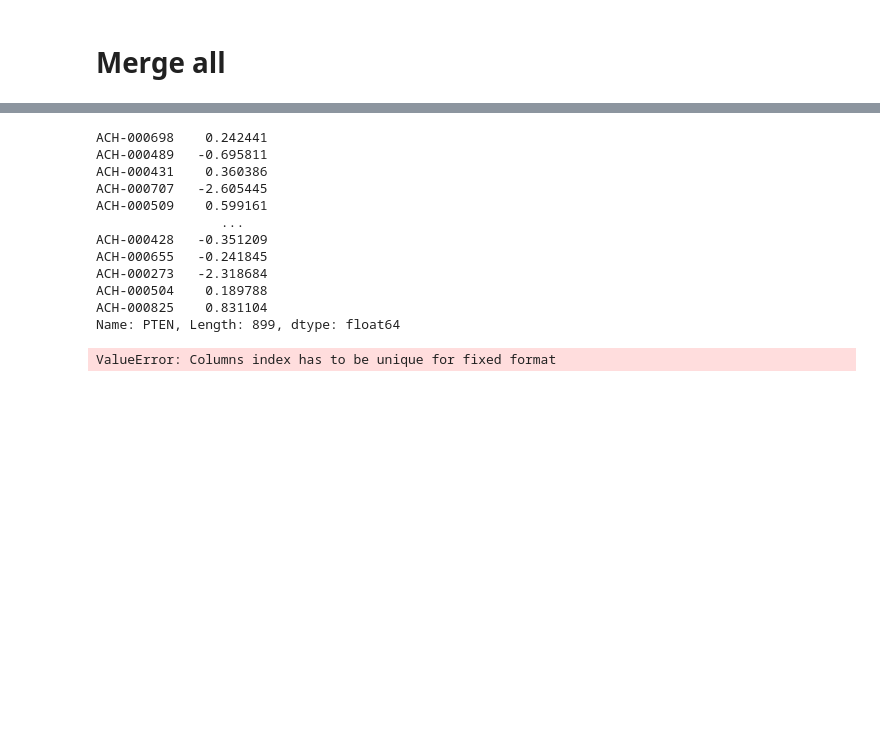
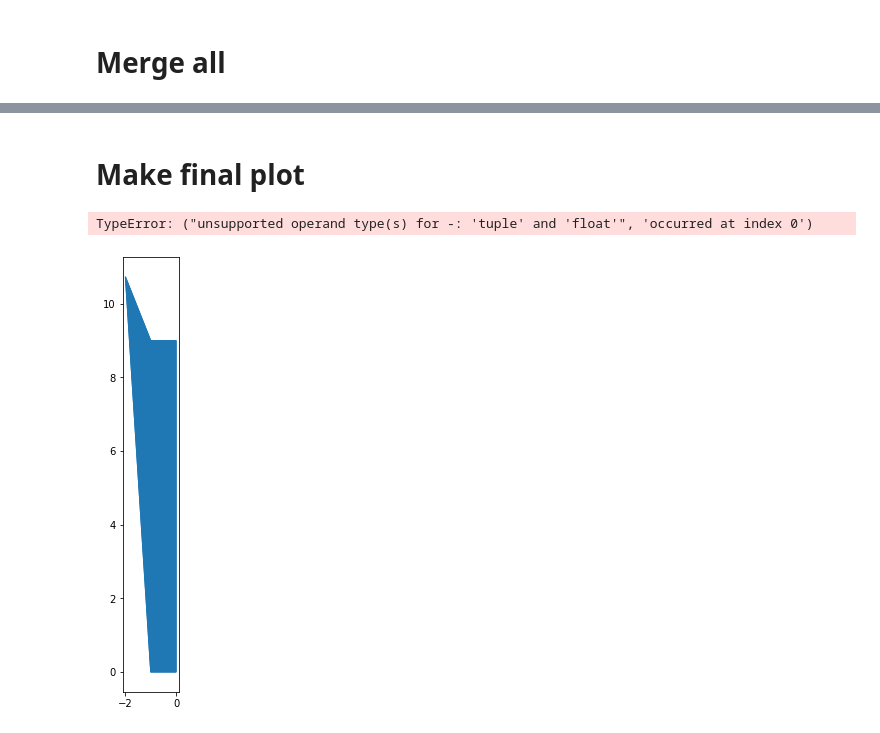
Before and after one commit to kevinhu/ccle-2019-analysis, a Jupyter notebook: notebooks/figure1_overview.ipynb, the cells around one changed output, grey strips where cells are left out. Cells and saved outputs as stored; diff of their text form; code cells hidden in the pictures; blank space fills up the shorter version.

```diff
--- a/notebooks/figure1_overview.ipynb
+++ b/notebooks/figure1_overview.ipynb
@@ -55,7 +55,8 @@ rename_map = {"T-cell lymphoma other":"Other T-cell lymphoma",
               "B-cell all":"B-cell ALL",
               "Cml":"CML",
               "B-cell lymphoma other":"Other B-cell lymphoma",
-              "Leukemia other":"Other leukemia"
+              "Leukemia other":"Other leukemia",
+              "Lymphoma burkitt":"Burkitt's lymphoma"
              }
 
 subtypes = subtypes.apply(lambda x:rename_map.get(x,x))
@@ -198,7 +199,14 @@ merged_all = pd.concat([
                        ],join="outer",axis=1,sort=True)
 # %%
 merged_all = merged_all.dropna(how="any",subset=["type_refined"],axis=0)
-merged_all = merged_all.dropna(how="all",subset=continuous_annotations,axis=0)
+
+merged_all = merged_all.dropna(how="all",subset=select_copynumber.columns,axis=0)
+merged_all = merged_all.dropna(how="all",subset=select_meth.columns,axis=0)
+merged_all = merged_all.dropna(how="all",subset=select_genex.columns,axis=0)
+merged_all = merged_all.dropna(how="all",subset=select_mirna.columns,axis=0)
+merged_all = merged_all.dropna(how="all",subset=select_chromatin.columns,axis=0)
+merged_all = merged_all.dropna(how="all",subset=select_rppa.columns,axis=0)
+
 merged_all = merged_all.dropna(how="any",subset=is_msi.columns,axis=0)
 merged_all = merged_all.dropna(how="any",subset=ploidy.columns,axis=0)
 merged_all = merged_all.dropna(how="any",subset=ancestry.columns,axis=0)
@@ -237,19 +237,52 @@ column_counts = Counter(merged_all.columns)
-# %%
-rppa["PTEN"]
-# %% [output]
-ACH-000698    0.242441
-ACH-000489   -0.695811
-ACH-000431    0.360386
-ACH-000707   -2.605445
-ACH-000509    0.599161
-                ...
-ACH-000428   -0.351209
-ACH-000655   -0.241845
-ACH-000273   -2.318684
-ACH-000504    0.189788
-ACH-000825    0.831104
-Name: PTEN, Length: 899, dtype: float64
 # %%
 merged_all.to_hdf("../data/merged_overview.h5",key="merged_all")
-# %% [output]
-ValueError: Columns index has to be unique for fixed format
+# %% [markdown]
+# Make final plot
+# %%
+unique_types = pd.DataFrame(merged_all["type_refined"].drop_duplicates(keep="first"))
+unique_types.index = np.arange(len(unique_types))
+
+type_counts = dict(Counter(merged_all["type_refined"]))
+
+unique_types["count"] = unique_types["type_refined"].apply(lambda x: type_counts[x])
+
+total_lines = unique_types["count"].sum()
+
+unique_types["cumulative_count"] = unique_types["count"].cumsum()
+unique_types["cumulative_offset"] = [0]+list(unique_types["cumulative_count"][:-1])
+
+unique_types["spaced_position"] = unique_types.index/len(unique_types)*total_lines+total_lines/len(unique_types)*0.5
+
+subtype_palette = sns.color_palette("tab20", len(unique_types["type_refined"].unique()))
+subtype_color_map = dict(zip(unique_types["type_refined"].unique(), subtype_palette))
+subtype_colors = unique_types["type_refined"].map(subtype_color_map)
+
+unique_types["subtype_color"] = subtype_colors
+
+def plot_subtype(row,ax):
+    y = [row["cumulative_offset"],
+         row["cumulative_offset"],
+         row["spaced_position"],
+         row["cumulative_count"],
+         row["cumulative_count"]
+        ]
+
+    x = [0,-1,-2,-1,0]
+
+    ax.fill(x,y,c=row["subtype_color"])
+
+    plt.plot(-2,row["spaced_position"],marker="o",c=row["subtype_color"]-0.1)
+
+    ax.text(-2.25,row["spaced_position"],row["type_refined"],ha="right",va="center")
+
+plt.figure(figsize=(1,8))
+
+ax = plt.subplot(111)
+unique_types.apply(plot_subtype,ax=ax,axis=1)
+
+ax.set_ylim(0,total_lines)
+
+ax.axis('off')
+# %% [output]
+TypeError: ("unsupported operand type(s) for -: 'tuple' and 'float'", 'occurred at index 0')
+[figure, added]
```
Also changed, not shown: parts of 3 cells of this notebook.
